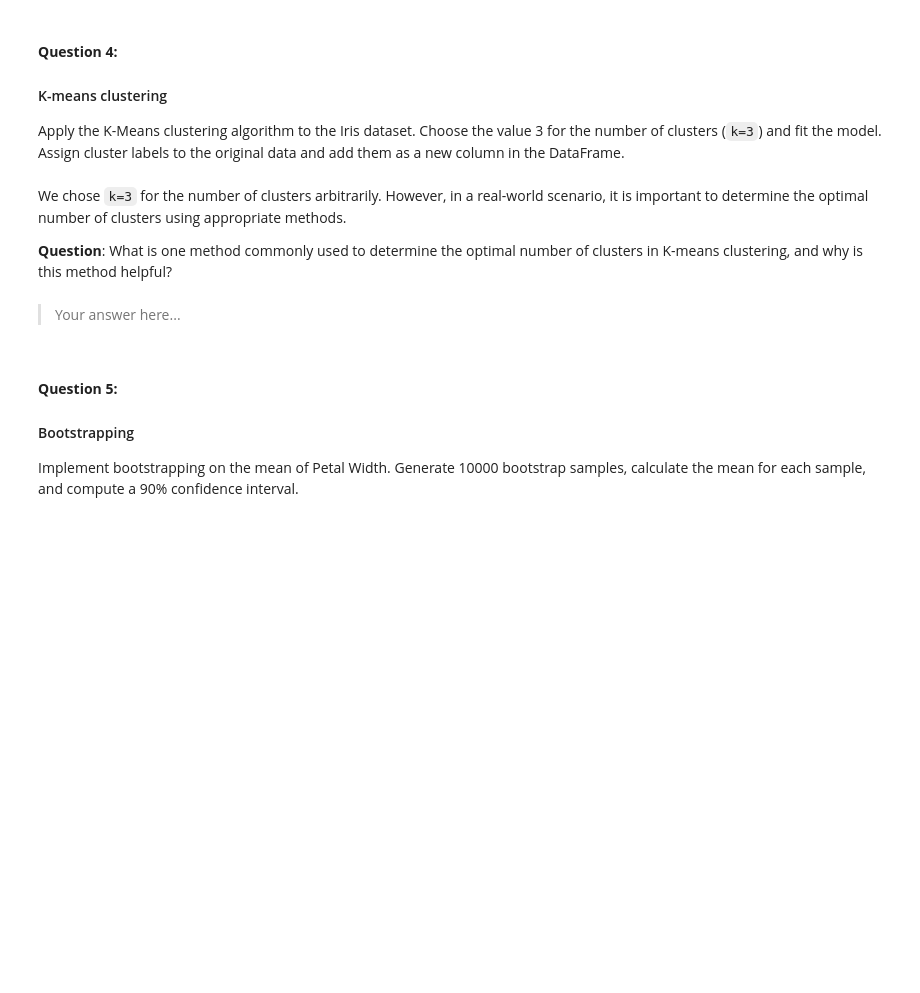
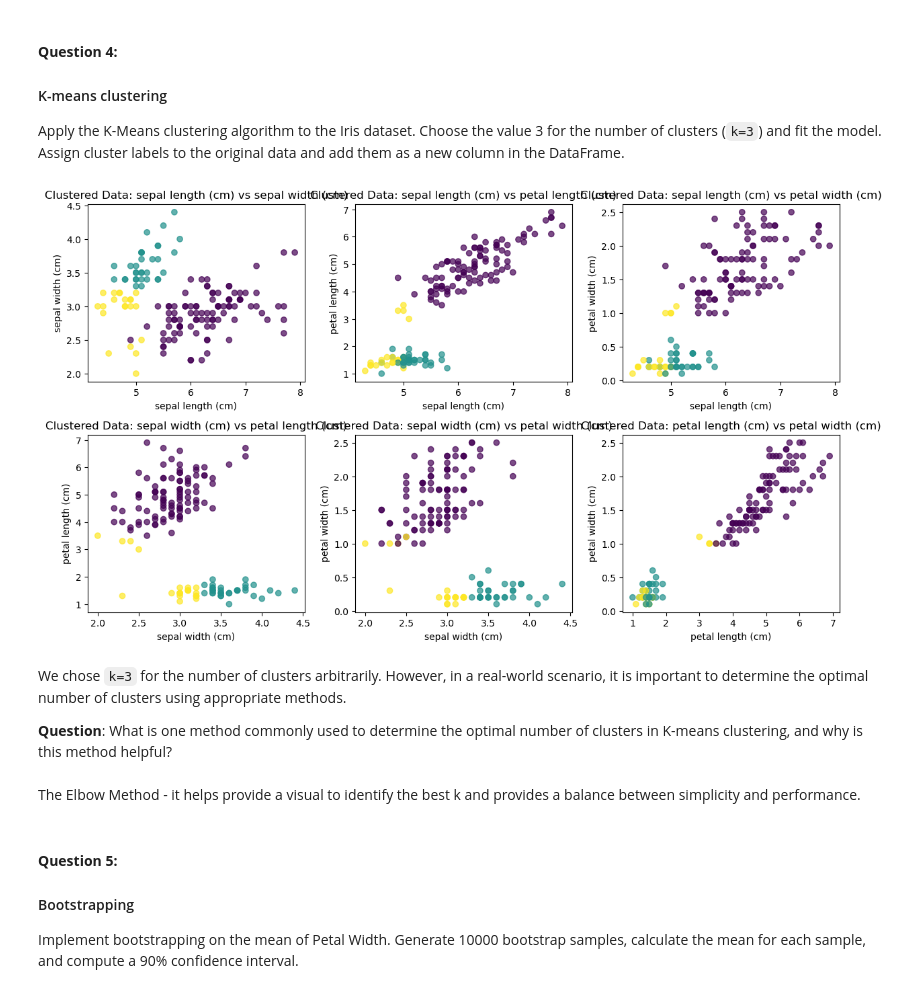
Before and after one commit to zaahmad5/LCR, a Jupyter notebook: 02_activities/assignments/assignment_3.ipynb, the cells around one changed output. Drawn from its saved outputs; the diff is of its cells as text; code cells hidden in the pictures; blank space fills up the shorter version.

Commit message:
Submitting responses to Assignment 3

```diff
--- a/02_activities/assignments/assignment_3.ipynb
+++ b/02_activities/assignments/assignment_3.ipynb
@@ -125,19 +154,26 @@ Why is it important to standardize the features of a dataset before applying clu
 
 Apply the K-Means clustering algorithm to the Iris dataset. Choose the value 3 for the number of clusters (`k=3`) and fit the model. Assign cluster labels to the original data and add them as a new column in the DataFrame.
 # %%
-# Your answer...
+from sklearn.cluster import KMeans
 
-clustered_iris_data = 🤷‍♂️
+# Initialize K-Means with k=3 and fit to the scaled data
+kmeans = KMeans(n_clusters=3, random_state=42)
+iris_df['Cluster'] = kmeans.fit_predict(scaled_iris_df)
+
+# Assign the clustered data to clustered_iris_data
+clustered_iris_data = iris_df.copy()
 
 
 # Use the helper function to plot scatter plots, colored by cluster labels
 plot_feature_pairs(clustered_iris_data, feature_names, color_labels=clustered_iris_data['Cluster'], title_prefix='Clustered Data: ')
+# %% [output]
+[figure, added]
 # %% [markdown]
 We chose `k=3` for the number of clusters arbitrarily. However, in a real-world scenario, it is important to determine the optimal number of clusters using appropriate methods.
 
 **Question**: What is one method commonly used to determine the optimal number of clusters in K-means clustering, and why is this method helpful?
 # %% [markdown]
-> Your answer here...
+The Elbow Method - it helps provide a visual to identify the best k and provides a balance between simplicity and performance.
 # %% [markdown]
 #### **Question 5:**
 #### Bootstrapping
```
Also changed, not shown: parts of 9 cells of this notebook.
